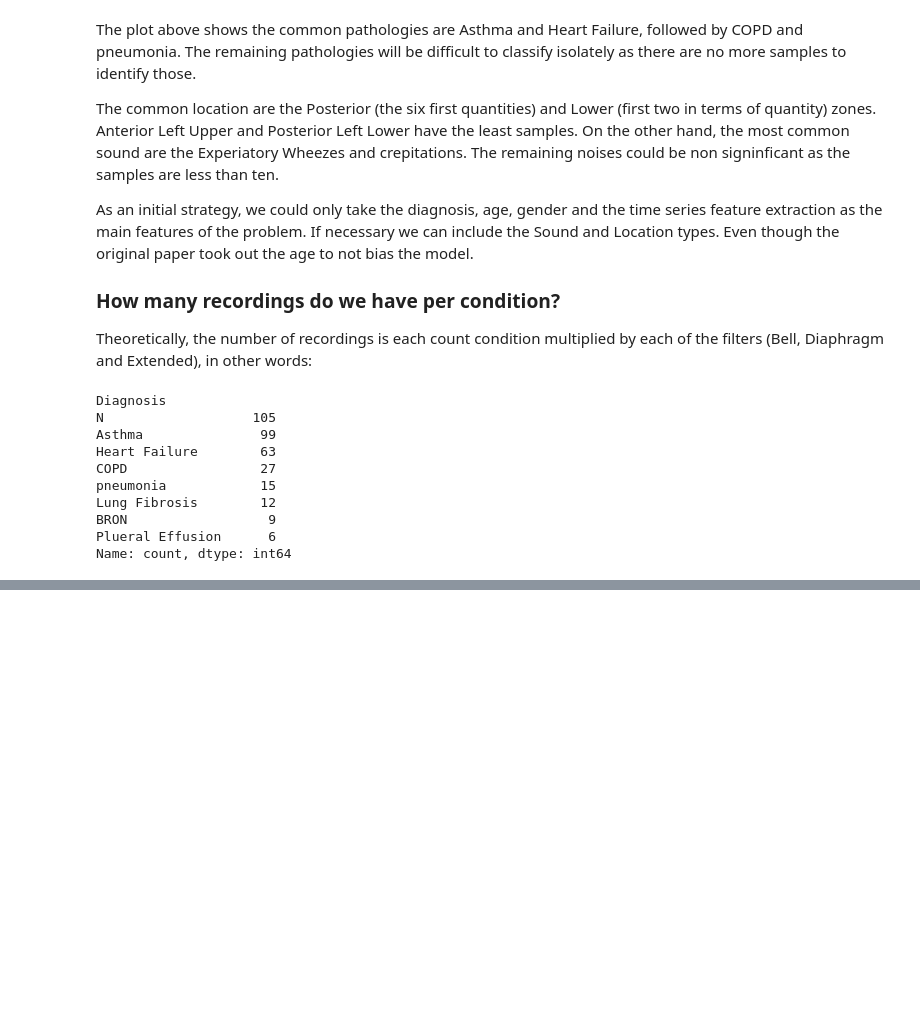
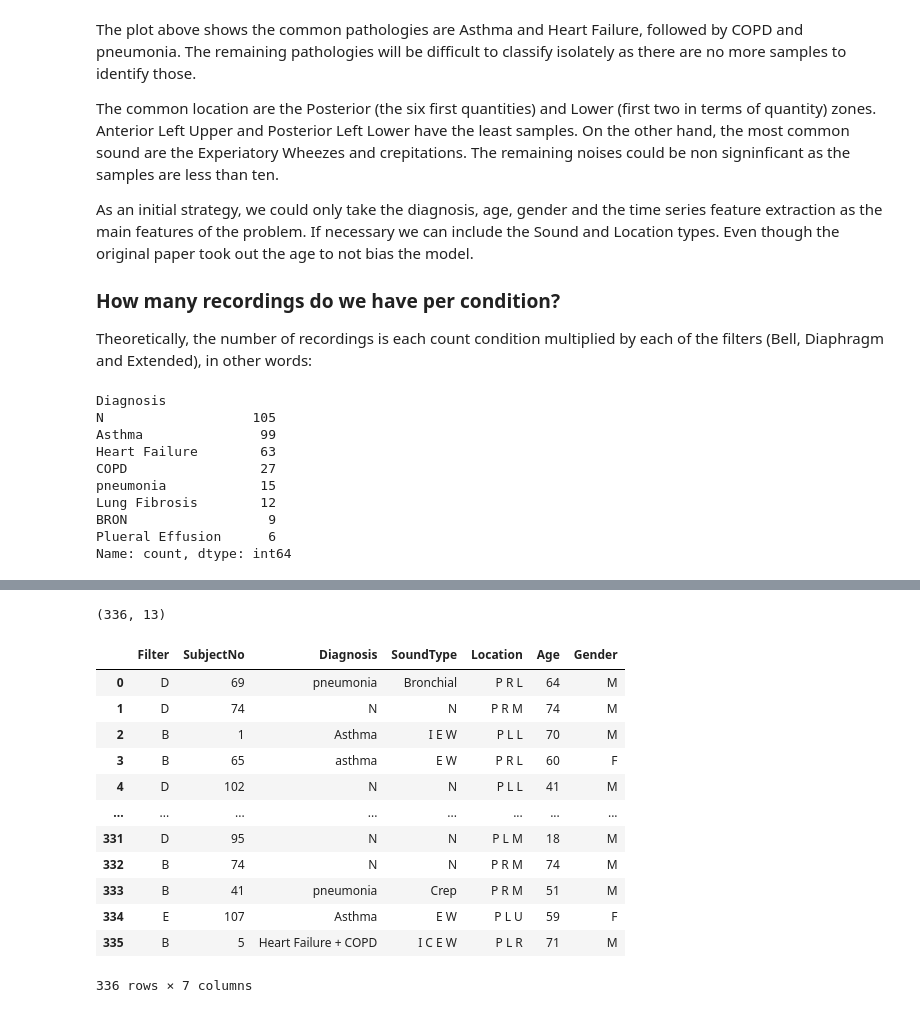
Before and after one commit to nikorose87/TechChallengeSamay, a Jupyter notebook: Notebooks/solution.ipynb, the cells around one changed output, grey strips where cells are left out. Drawn from its saved outputs; the diff is of its cells as text; code cells hidden in the pictures; blank space fills up the shorter version.

```diff
--- a/Notebooks/solution.ipynb
+++ b/Notebooks/solution.ipynb
@@ -257,0 +335,40 @@ OSError: dlopen(/Users/sorryrobots/opt/anaconda3/envs/deeptools/lib/python3.9/si
+# %%
+data = []
+file_names = []
+
+audio_files = os.listdir(audio_path)
+
+for file in audio_files:
+    signal, sample_rate = librosa.load(os.path.join(audio_path, file), sr=None)
+    # Calculate the MFCCs
+    mfccs = librosa.feature.mfcc(y=signal, sr=sample_rate, n_mfcc=13)
+    # Average the MFCCs over time
+    mfccs = np.mean(mfccs.T, axis=0)
+    # Append the MFCCs to the data list
+    data.append(mfccs)
+    # Append the file name to the file_names list
+    file_names.append(file)
+
+# Create the DataFrame
+df_mfcc = pd.DataFrame(data, index=file_names)
+print(df_mfcc.shape)
+# %% [output]
+(336, 13)
+# %%
+pattern = r'(?P<Filter>.*?)P(?P<SubjectNo>\d+)_(?P<Diagnosis>.*),(?P<SoundType>.*),(?P<Location>.*),(?P<Age>\d+),(?P<Gender>.*)\.wav'
+features = df_mfcc.index.str.extract(pattern)
+features
+# %% [output]
+|  | Filter | SubjectNo | Diagnosis | SoundType | Location | Age | Gender |
+| 0 | D | 69 | pneumonia | Bronchial | P R L | 64 | M |
+| 1 | D | 74 | N | N | P R M | 74 | M |
+| 2 | B | 1 | Asthma | I E W | P L L | 70 | M |
+| 3 | B | 65 | asthma | E W | P R L | 60 | F |
+| 4 | D | 102 | N | N | P L L | 41 | M |
+| ... | ... | ... | ... | ... | ... | ... | ... |
+| 331 | D | 95 | N | N | P L M | 18 | M |
+| 332 | B | 74 | N | N | P R M | 74 | M |
+| 333 | B | 41 | pneumonia | Crep | P R M | 51 | M |
+| 334 | E | 107 | Asthma | E W | P L U | 59 | F |
+| 335 | B | 5 | Heart Failure + COPD | I C E W | P L R | 71 | M |
+336 rows × 7 columns
```
Also changed, not shown: parts of 20 cells of this notebook.
